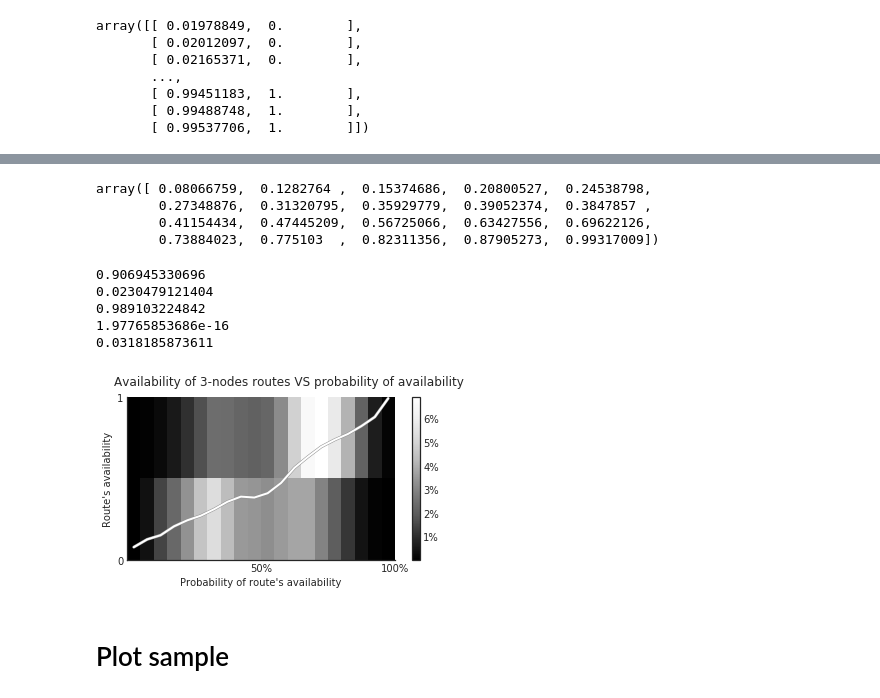
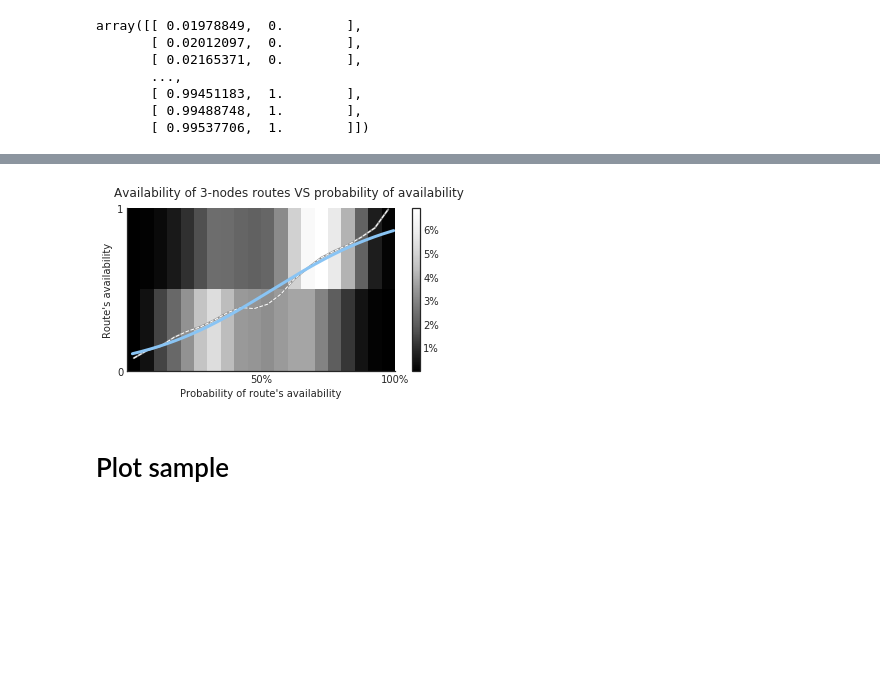
Before and after one commit to dbosk/spores, a Jupyter notebook: code/notebooks/2 - homebrew multivariate hmm.ipynb, the cells around one changed output, grey strips where cells are left out. Saved outputs shown, nothing was run; the diff lists cells and outputs as text; code cells hidden in the pictures; blank space fills up the shorter version.

```diff
--- a/code/notebooks/2 - homebrew multivariate hmm.ipynb
+++ b/code/notebooks/2 - homebrew multivariate hmm.ipynb
@@ -290,6 +290,7 @@ array([[ 0.01978849,  0.        ],
 # %% [markdown]
 ### Compute and Plot that!
 # %%
+ROUTE_SIZE=3
 route_success_rate=np.load("outputs/experiment/route_success_rate.npy")
 route_success_rate
 # %% [output]
@@ -302,0 +306,3 @@ array([[ 0.01978849,  0.        ],
+# %%
+def sigmoid(x):
+    return 1 / (1 + np.exp(-x))
@@ -302,0 +387,33 @@ array([[ 0.01978849,  0.        ],
+# %%
+# Plot
+fig, ax = plt.subplots(figsize=(6,3))
+
+sns.set_style("white")
+sns.despine()
+im=ax.imshow(count_arr.T, cmap='Greys_r', interpolation='nearest', origin='lower', extent=[0,1,0,1], aspect='auto')
+# ax.plot(x_mid, sliding_mean, linewidth=3, color='white', marker='o', markersize=None, markeredgecolor='grey')
+plt.colorbar(im, ax=ax, format=plt.FuncFormatter('{:.0%}'.format))
+
+# Visible line: draw one for the edge and another for the fill
+ax.plot(route_success_rate[:,0], y_logistic, linewidth=3, color='#909090')
+ax.plot(route_success_rate[:,0], y_logistic, linewidth=2, color='white')
+
+ax.text(0.03, 0.95,
+        "coef={:.2f}, intercept={:.2f} -> x0={:.2f}".format(
+            coef, intercept, -intercept/coef),
+        va="top", ha="left", backgroundcolor="white", alpha=0.8)
+
+ax.set_xticks([0.5, 1])
+ax.xaxis.set_major_formatter(plt.FuncFormatter('{:.0%}'.format))
+ax.set_xlabel("Probability of route's availability")
+ax.set_yticks([0, 1])
+ax.set_ylabel("Route's availability")
+
+#ax.legend(frameon=True, loc="upper left")
+
+
+# plt.suptitle("Availability of {}-nodes routes VS probability of availability over {:,} routes".format(ROUTE_SIZE, data_length))
+plt.suptitle("Availability of {}-nodes routes VS probability of availability".format(ROUTE_SIZE))
+#plt.tight_layout()
+plt.savefig("outputs/route_success_vs_proba_logistic.svg")
+plt.show()
@@ -354,25 +457,3 @@ for i, ((i1, x1), (i2, x2)) in enumerate(zip(left_indices, right_indices)):
-# %%
-sliding_mean
-# %% [output]
-array([ 0.08066759,  0.1282764 ,  0.15374686,  0.20800527,  0.24538798,
-        0.27348876,  0.31320795,  0.35929779,  0.39052374,  0.3847857 ,
-        0.41154434,  0.47445209,  0.56725066,  0.63427556,  0.69622126,
-        0.73884023,  0.775103  ,  0.82311356,  0.87905273,  0.99317009])
-# %%
-from scipy import stats
-
-slope, intercept, r_value, p_value, std_err = stats.linregress(x_mid, sliding_mean)
-print(slope)
-print(intercept)
-print(r_value)
-print(p_value)
-print(std_err)
-# %% [output]
-0.906945330696
-0.0230479121404
-0.989103224842
-1.97765853686e-16
-0.0318185873611
 # %%
 ### print(count_arr.T)
 
@@ -383,36 +464,39 @@ sns.despine()
 im=ax.imshow(count_arr.T, cmap='Greys_r', interpolation='nearest', origin='lower', extent=[0,1,0,1], aspect='auto')
 # ax.plot(x_mid, sliding_mean, linewidth=3, color='white', marker='o', markersize=None, markeredgecolor='grey')
 plt.colorbar(im, ax=ax, format=plt.FuncFormatter('{:.0%}'.format))
 
 # Visible line: draw one for the edge and another for the fill
-ax.plot(x_mid, sliding_mean, linewidth=3, color='#909090')
-ax.plot(x_mid, sliding_mean, linewidth=2, color='white')
+ax.plot(x_mid, sliding_mean, linewidth=2, color='#909090')
+ax.plot(x_mid, sliding_mean, linewidth=1, color='white', linestyle="--")
+
+# Logistic regression
+ax.plot(X, loss, linewidth=3, color="#89C4F4")
 
 # Visible dots
 # ax.plot(x_mid, sliding_mean, linewidth=0, marker='o', markersize=8, markerfacecolor='white',
 #         markeredgecolor='grey', markeredgewidth=1)
 
 # xticks=np.linspace(0, count_arr.shape[0]-1, num=3, dtype=np.uint)
 # print(xticks)
 # print(x_mid[xticks])
 # # ax.set_xticks(xticks)
 # # #ax.xaxis.set_major_formatter(plt.FuncFormatter('{:}'.format))
 # # ax.set_xticklabels(x_mid[xticks])
 
 ax.set_xticks([0.5, 1])
 ax.xaxis.set_major_formatter(plt.FuncFormatter('{:.0%}'.format))
 ax.set_xlabel("Probability of route's availability")
 ax.set_yticks([0, 1])
 ax.set_ylabel("Route's availability")
 
 
 # plt.suptitle("Availability of {}-nodes routes VS probability of availability over {:,} routes".format(ROUTE_SIZE, data_length))
 plt.suptitle("Availability of {}-nodes routes VS probability of availability".format(ROUTE_SIZE))
 #plt.tight_layout()
 plt.savefig("outputs/route_success_vs_proba.svg")
 plt.show()
 # %% [output]
-[figure, old version]
+[figure, new version]
 # %% [markdown]
 # Plot sample
 # %%
```
Also changed, not shown: parts of 7 cells of this notebook, 2 other files.
